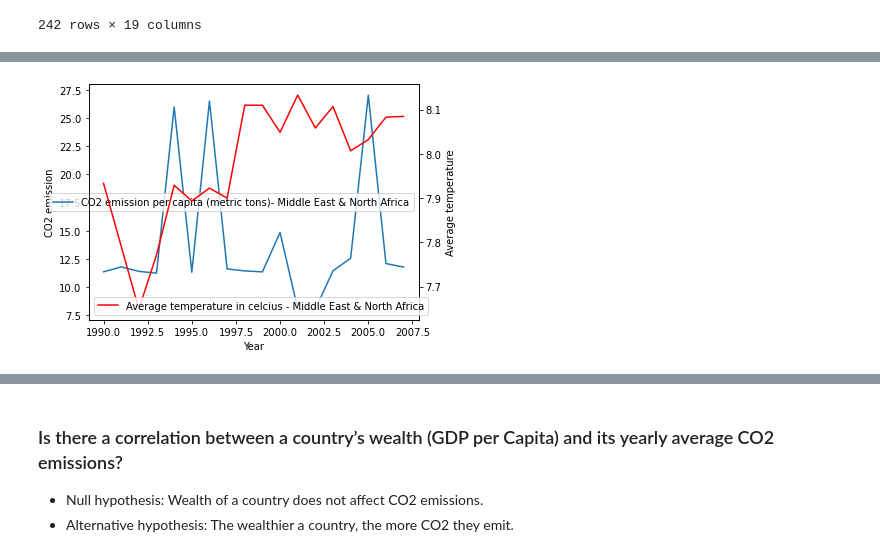
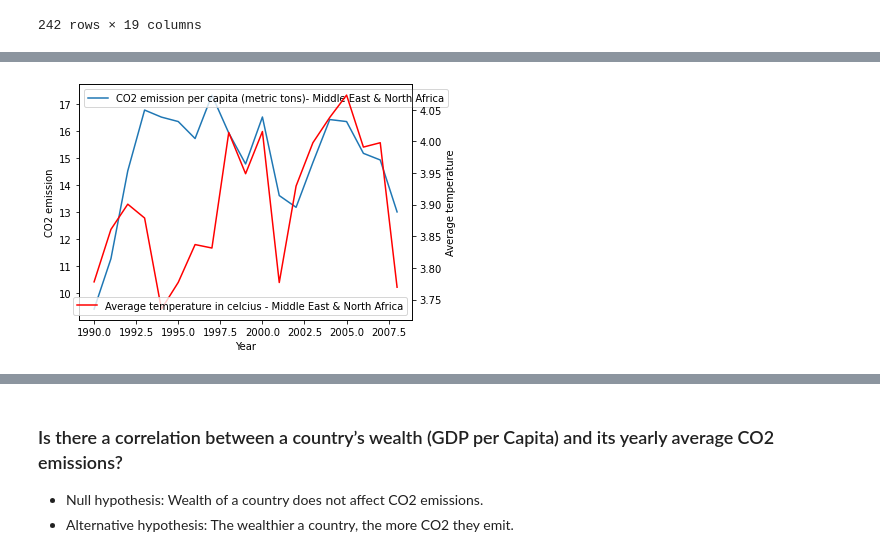
Before and after one commit to Heesu-H/project_1, a Jupyter notebook: ClimateChangePy.ipynb, the cells around one changed output, grey strips where cells are left out. Drawn from its saved outputs; the diff is of its cells as text; code cells hidden in the pictures.

```diff
--- a/ClimateChangePy.ipynb
+++ b/ClimateChangePy.ipynb
@@ -213,4 +268,10 @@ df_final.drop_duplicates(subset=['Region'],inplace=True)
 # %%
 # Transfer "Region" column to a list of regions
-region=df_final["Region"].tolist()
-print(region)
+region=df_final["Region"].unique()
+# Transfer "Coutnry" column to a list of regions
+country=df_final["Country"].unique()
+# Create a year list
+year = [x for x in range(1990,2009)]
+#print(region)
+#print(country)
+#print(year)
@@ -236,20 +296,23 @@ for x in region:
 # %%
-# Loop every region in the country list
+# Loop the country list
 co2=[]
 temp=[]
-for x in region:
+for x in co2_dict:
     for y in co2_dict[x]:
         co2.append(y)
     for y in temp_dict[x]:
         temp.append(y)
     # Plot the CO2/temp expectancy data of each region
-    plt.scatter(co2_dict[x], temp_dict[x], alpha=0.5)
+
+
+for key in co2_dict:
+    plt.scatter(co2_dict[key], temp_dict[key], alpha=0.5)
 
 #plt.scatter(co2, lf, alpha=0.5, facecolors='none', edgecolors='blue')
 
 # Set up the figure
-plt.xlim(-5,30)
-plt.ylim(-10,35)
+#plt.xlim(-5,30)
+#plt.ylim(-10,35)
 plt.xlabel("CO2 emissions per capita (metric tons)")
 plt.ylabel("Average temperature in celcius")
 plt.title("CO2 levels vs average temperature")
@@ -318,13 +370,12 @@ max            NaN
 # %%
-sa_sum = sa.describe(include='all')
+sa_sum = sa.describe()
 #print(sa_sum)
 co2_mean=[]
 temp_mean=[]
-for y in range(1990,2008):
+for y in year:
     co2_mean.append(sa_sum.iloc[5][f"{y}_CO2"]) #adding mean for all CO2 columns to list
     temp_mean.append(sa_sum.iloc[5][f"{y}_temp"]) #adding mean for all temp columns to list
 
-year=[x for x in range(1990,2008)]
 fig, ax1 = plt.subplots()
 
 ax1.set_xlabel("Year")
@@ -385,24 +436,23 @@ eca_sum = eca.describe(include='all')
 #print sa_sum
 co2_mean=[]
 temp_mean=[]
-for y in range(1990,2008):
+for y in year:
     co2_mean.append(eca_sum.iloc[5][f"{y}_CO2"]) #adding mean for all CO2 columns to list
     temp_mean.append(eca_sum.iloc[5][f"{y}_temp"]) #adding mean for all temp columns to list
 
-year=[x for x in range(1990,2008)]
 fig, ax1 = plt.subplots()
 
 ax1.set_xlabel("Year")
 ax1.set_ylabel("CO2 emission")
 ax1.plot(year,co2_mean,label="CO2 emission per capita (metric tons)- Europe & Central Asia")
-ax1.legend(loc="best")
+ax1.legend(loc="upper left")
 
 ax2 = ax1.twinx()  # instantiate a second axes that shares the same x-axis
 ax2.set_ylabel('Average temperature')  # we already handled the x-label with ax1
 ax2.plot(year, temp_mean,color="r",label="Average temperature in celcius - Europe & Central Asia")
 ax2.tick_params(axis='y')
 
-ax2.legend(loc="best")
+ax2.legend(loc="lower right")
 
 fig.tight_layout()  # otherwise the right y-label is slightly clipped
 
@@ -420,36 +473,35 @@ plt.title('Average temperature in celsius vs CO2 emissions - Europe & Central As
 # %%
 #Middle East & North Africa"]
 mena_sum = mena.describe(include='all')
 #print(mena_sum)
 mena = mena.describe(include='all')
 #print mena
 co2_mean=[]
 temp_mean=[]
-for y in range(1990,2008):
+for y in year:
     co2_mean.append(mena_sum.iloc[5][f"{y}_CO2"]) #adding mean for all CO2 columns to list
     temp_mean.append(mena_sum.iloc[5][f"{y}_temp"]) #adding mean for all temp columns to list
 
-year=[x for x in range(1990,2008)]
 fig, ax1 = plt.subplots()
 
 ax1.set_xlabel("Year")
 ax1.set_ylabel("CO2 emission")
 ax1.plot(year,co2_mean,label="CO2 emission per capita (metric tons)- Middle East & North Africa")
-ax1.legend(loc="best")
+ax1.legend(loc="upper left")
 
 ax2 = ax1.twinx()  # instantiate a second axes that shares the same x-axis
 ax2.set_ylabel('Average temperature')  # we already handled the x-label with ax1
 ax2.plot(year, temp_mean,color="r",label="Average temperature in celcius - Middle East & North Africa")
 ax2.tick_params(axis='y')
 
-ax2.legend(loc="best")
+ax2.legend(loc="lower right")
 
 fig.tight_layout()  # otherwise the right y-label is slightly clipped
 
 plt.savefig("CO2_vs_avg_temp_MENA.png")
 plt.show()
 # %% [output]
-[figure, old version]
+[figure, new version]
 # %%
 # Box plot
 mena.boxplot()
```
Also changed, not shown: parts of 29 cells of this notebook, 15 other files.
